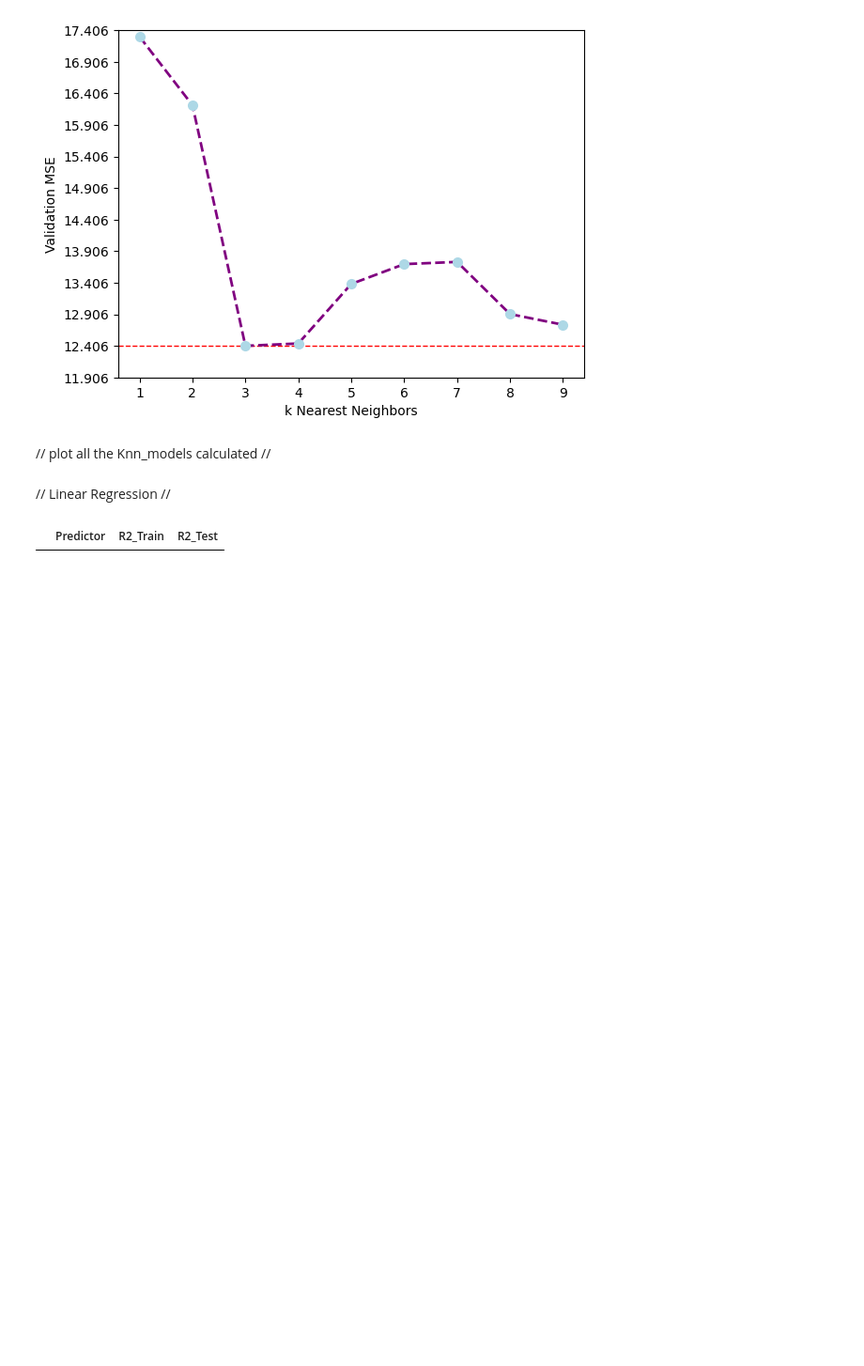
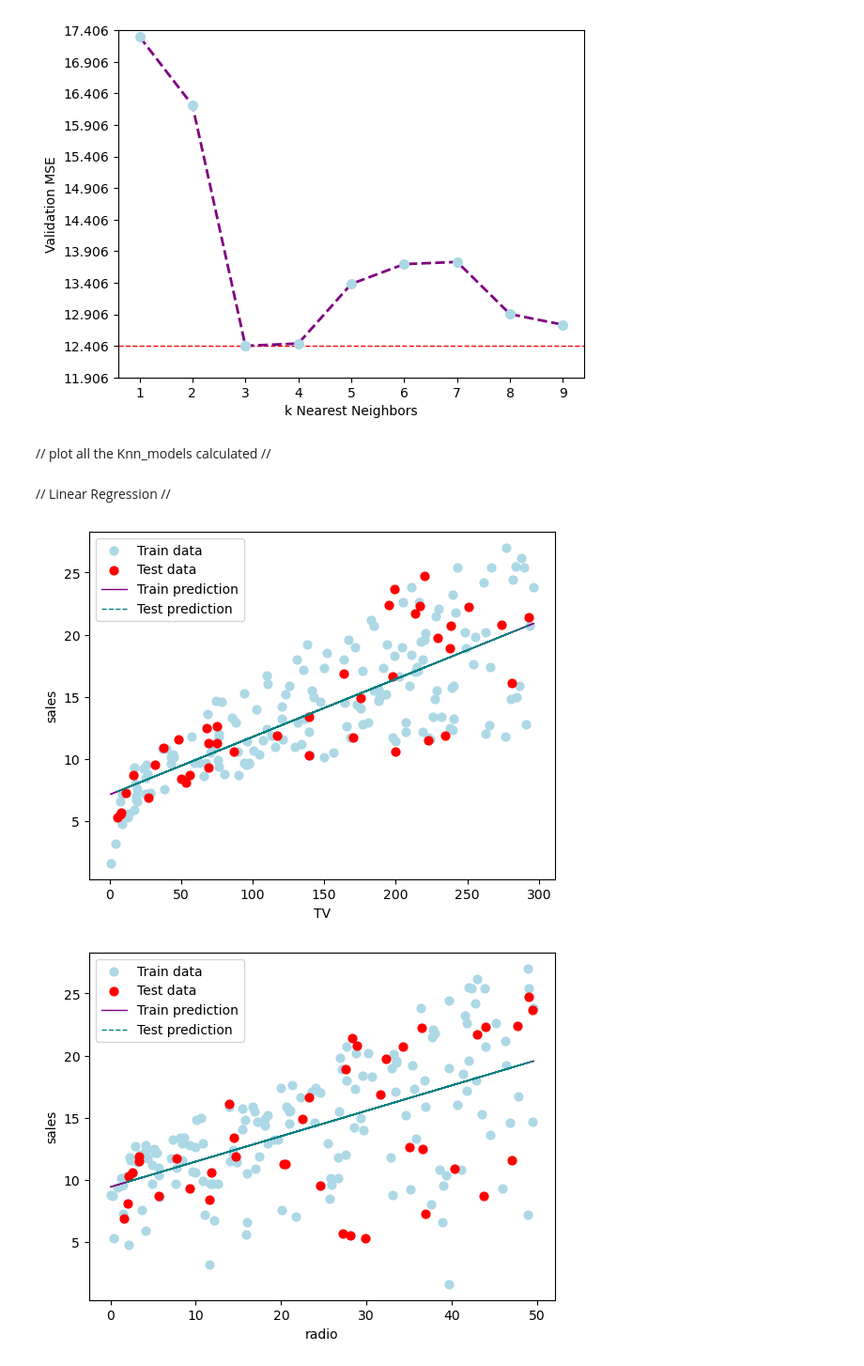
Before and after one commit to lucastcor/Data_Science_and_ML, a Jupyter notebook: Linear_Regression/knn.ipynb, the cells around one changed output. Shown: that part at 94% size. Saved outputs shown, nothing was run; the diff lists cells and outputs as text; code cells hidden in the pictures; blank space fills up the shorter version.

```diff
--- a/Linear_Regression/knn.ipynb
+++ b/Linear_Regression/knn.ipynb
@@ -106,10 +108,9 @@ plt.show()
 # %% [markdown]
 // Linear Regression //
 # %%
-def fit_and_plot(df_s, test_s=0.2):
-    x=df_s[:, :-1]
-    y=df_s[:, -1]
-    x_train, x_test, y_train, y_test= train_test_split(x,y, test_size=test_s, random_stat=42)
+def fit_and_plot(x, y, test_s=0.2, x_name='none', y_name='none'):
+
+    x_train, x_test, y_train, y_test= train_test_split(x,y, test_size=test_s, random_state=42)
     model = LinearRegression()
 
     model.fit(x_train,y_train)
@@ -117,9 +118,11 @@ def fit_and_plot(df_s, test_s=0.2):
     y_pred_test=model.predict(x_test)
 
     plt.scatter(x_train, y_train, marker='o', s=40, color='lightblue', label='Train data')
-    plt.scatter(x_test,y_test, marker='o', color='lightred', s=40, label= 'Test data')
-    plt.plot(x_train, y_pred_train, linestyle='-.', color='purple', linewidth=1.5)
-    plt.plt(x_test, y_pred_test, linestyle='.', color='red', linewidth=1.5)
+    plt.scatter(x_test,y_test, marker='o', color='red', s=40, label= 'Test data')
+    plt.plot(x_train, y_pred_train, linestyle='-', color='purple', label='Train prediction', linewidth=1)
+    plt.plot(x_test, y_pred_test, linestyle='--',label='Test prediction', color='teal', linewidth=1)
+    plt.xlabel(x_name)
+    plt.ylabel(y_name)
     plt.legend()
     plt.show()
 
@@ -127,4 +130,4 @@ def fit_and_plot(df_s, test_s=0.2):
     r2_test= r2_score(y_test,y_pred_test)
 
 
-    return r2_train, r2_test
+    return r2_train, r2_test, model
@@ -131,11 +180,15 @@ def fit_and_plot(df_s, test_s=0.2):
 # %%
 reg=LinearRegression()
-y_name='Sales'
+y_name='sales'
 df_names=[i for i in df.columns if i != y_name]
-df_models=pd.DataFrame(columns=['Predictor', 'R2_Train', 'R2_Test'])
+df_names=df_names[1:]
+df_models=pd.DataFrame(columns=['Predictor', 'R2_Train', 'R2_Test', 'Intercept(β0)', 'Slope(β1)', 'Slope(β2)', 'Slope(β3)' ])
 for name in df_names:
-    r2_train, r2_test= fit_and
-#print(f'Slope (b0): {reg_linear.coef_}')
-#print(f'Intercept (b1): {reg_linear.intercept_}')
+    r2_train, r2_test, model= fit_and_plot(df[[name]], df[y_name], x_name=name, y_name=y_name)
+    df_models.loc[len(df_models)]=[name, r2_train, r2_test, model.intercept_, model.coef_, 0, 0]
+
+#print(f'Slope (b0): {reg_linear.intercept_}')
+#print(f'Intercept (b1): {reg_linear.coef_}')
 # %% [output]
-|  | Predictor | R2_Train | R2_Test |
+[figure, added]
+[figure, added]
```
Also changed, not shown: parts of 6 cells of this notebook.
